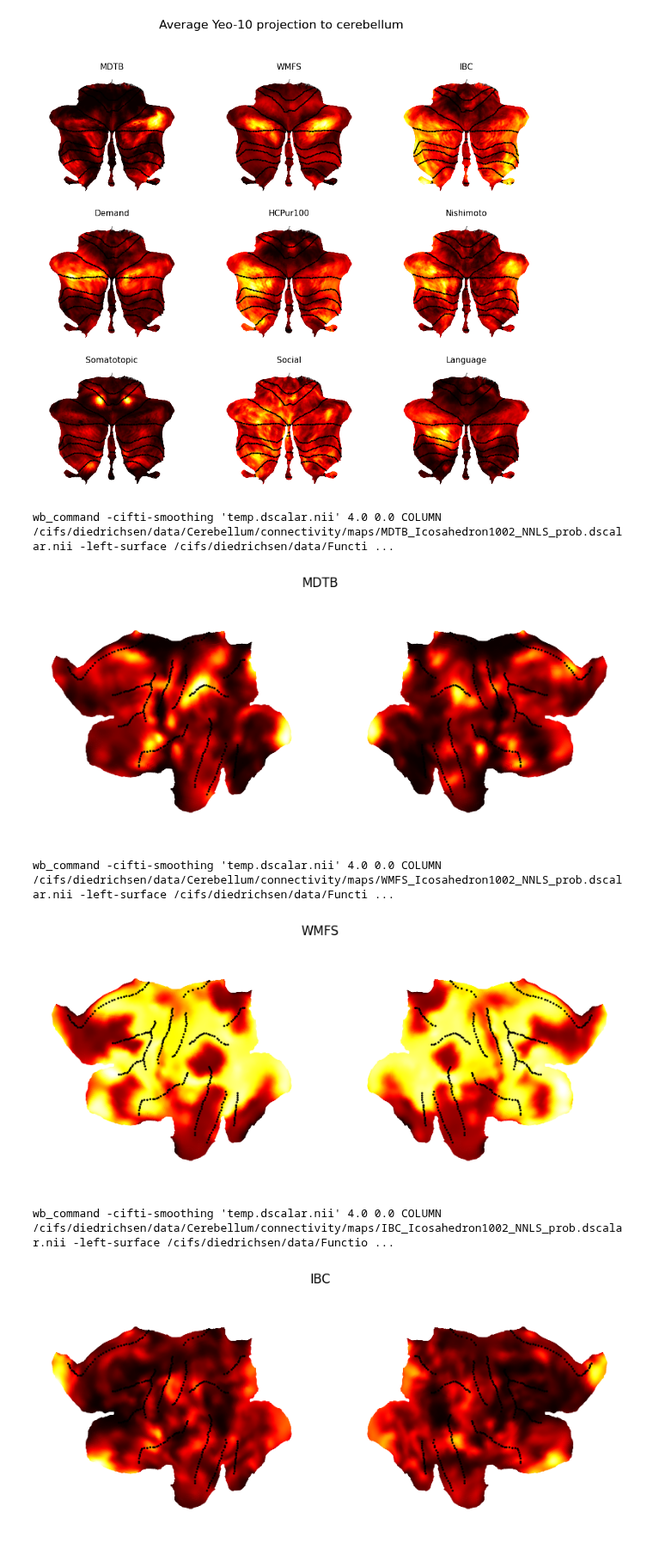
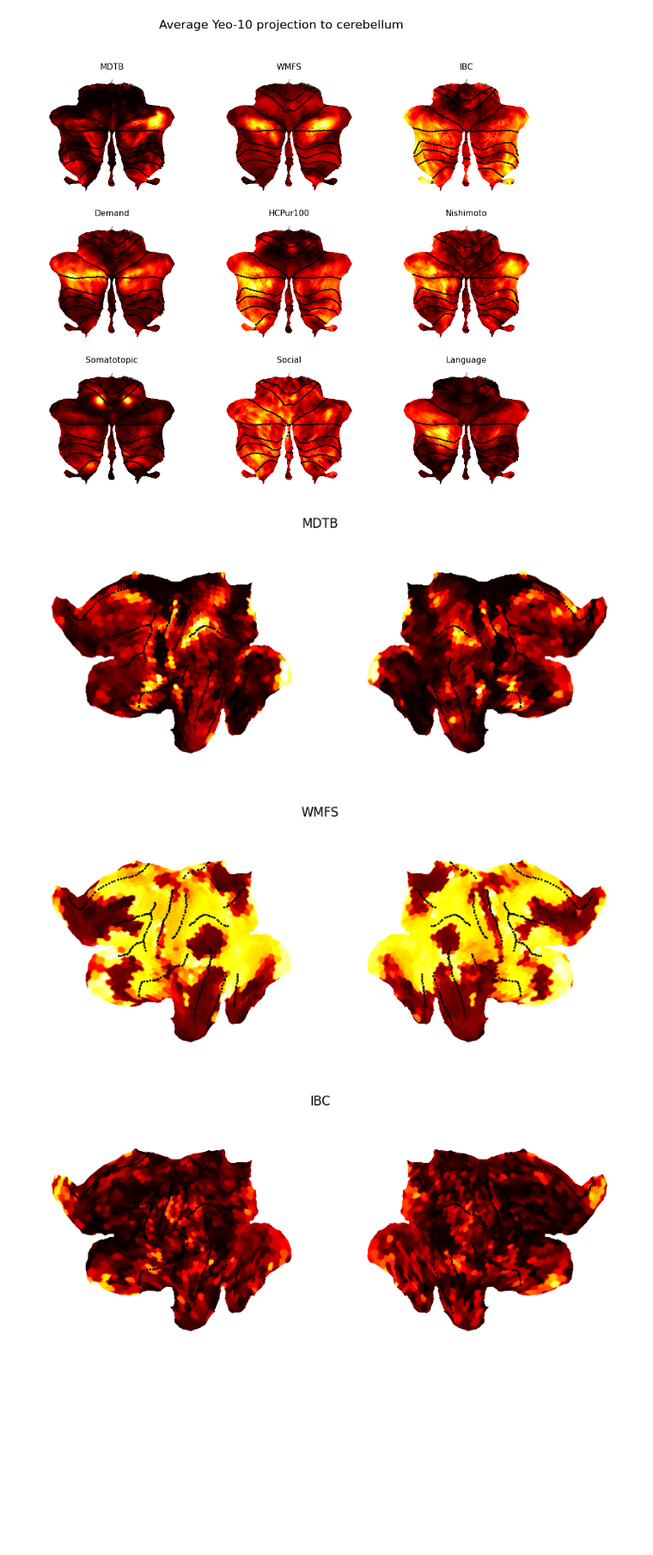
Before and after one commit to DiedrichsenLab/cortico_cereb_connectivity, a Jupyter notebook: notebooks/7. Orbito_frontal/orbito_frontal_source.ipynb, the cells around one changed output. Shown at 86% size. Saved outputs shown, nothing was run; the diff lists cells and outputs as text; code cells hidden in the pictures; blank space fills up the shorter version.

```diff
--- a/notebooks/7. Orbito_frontal/orbito_frontal_source.ipynb
+++ b/notebooks/7. Orbito_frontal/orbito_frontal_source.ipynb
@@ -46,30 +46,27 @@ plt.suptitle(f'Average Yeo-10 projection to cerebellum', fontsize=16);
 # %%
 for traindata, ses in zip(gl.datasets, gl.sessions):
     cifti_img = cs.stats_weight_map_cortex(traindata = f"{traindata}_{ses}",
                             cortex_roi = parcellation,
                             method = method,
                             extension='A0_group',
                             stats = stats_to_calc)
 
     # smoothing
     fname = f'{traindata}_{parcellation}_{method}_{stats_to_calc}.pscalar.nii'
     oname = f'{traindata}_{parcellation}_{method}_{stats_to_calc}.dscalar.nii'
     nb.save(cifti_img, gl.conn_dir + f'/maps/{fname}')
-    cs.pscalar_to_smoothed_dscalar(fname,oname)
+    # cs.pscalar_to_smoothed_dscalar(fname,oname)
 
     # plot
-    cifti_img = nb.load(gl.conn_dir + f'/maps/{oname}')
+    cifti_img = nb.load(gl.conn_dir + f'/maps/{fname}')
     data = nt.surf_from_cifti(cifti_img)
     fig, axes = plt.subplots(1, 2, figsize=(10, 4), )#subplot_kw={'projection': '3d'})
     cs.plot_cortical_flatmap(data=data, axes=axes, cmap='hot')
     # cs.plot_cortical_flatmap(data=data, axes=axes, cscale=[0, 1], cmap='hot')
     # cs.plot_cortical_inflated(data=data, axes=axes, cscale=[np.nanmin(data[0])*0.8, np.nanmax(data[0])*1.])
     plt.suptitle(traindata, fontsize=12)
     plt.show()
 # %% [output]
-wb_command -cifti-smoothing 'temp.dscalar.nii' 4.0 0.0 COLUMN /cifs/diedrichsen/data/Cerebellum/connectivity/maps/MDTB_Icosahedron1002_NNLS_prob.dscalar.nii -left-surface /cifs/diedrichsen/data/Functi ...
-[figure, old version]
+[figure, new version]
-wb_command -cifti-smoothing 'temp.dscalar.nii' 4.0 0.0 COLUMN /cifs/diedrichsen/data/Cerebellum/connectivity/maps/WMFS_Icosahedron1002_NNLS_prob.dscalar.nii -left-surface /cifs/diedrichsen/data/Functi ...
-[figure, old version]
+[figure, new version]
-wb_command -cifti-smoothing 'temp.dscalar.nii' 4.0 0.0 COLUMN /cifs/diedrichsen/data/Cerebellum/connectivity/maps/IBC_Icosahedron1002_NNLS_prob.dscalar.nii -left-surface /cifs/diedrichsen/data/Functio ...
-[figure, old version]
+[figure, new version]
```
Also changed, not shown: parts of 1 cell of this notebook.
